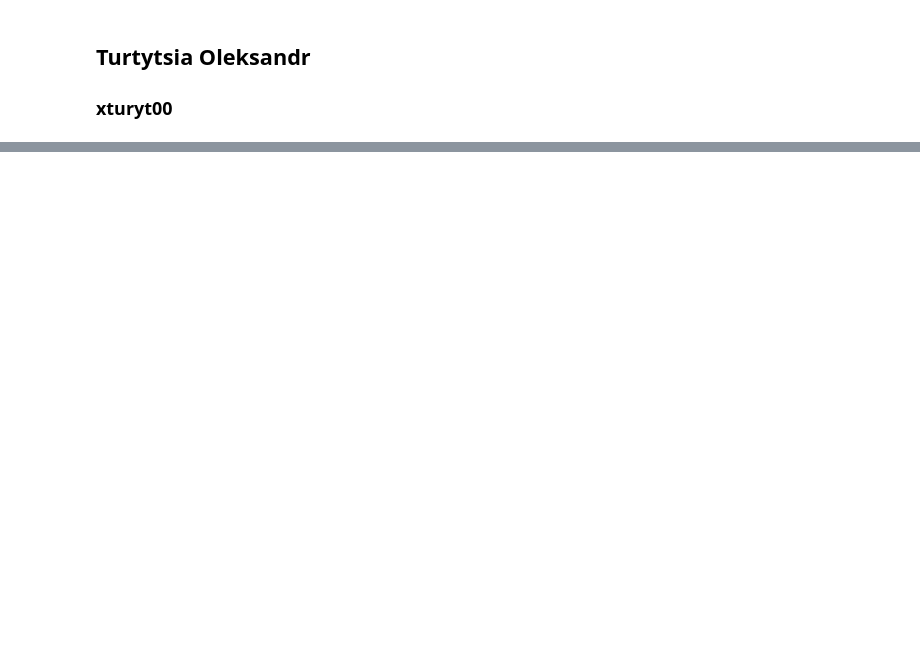
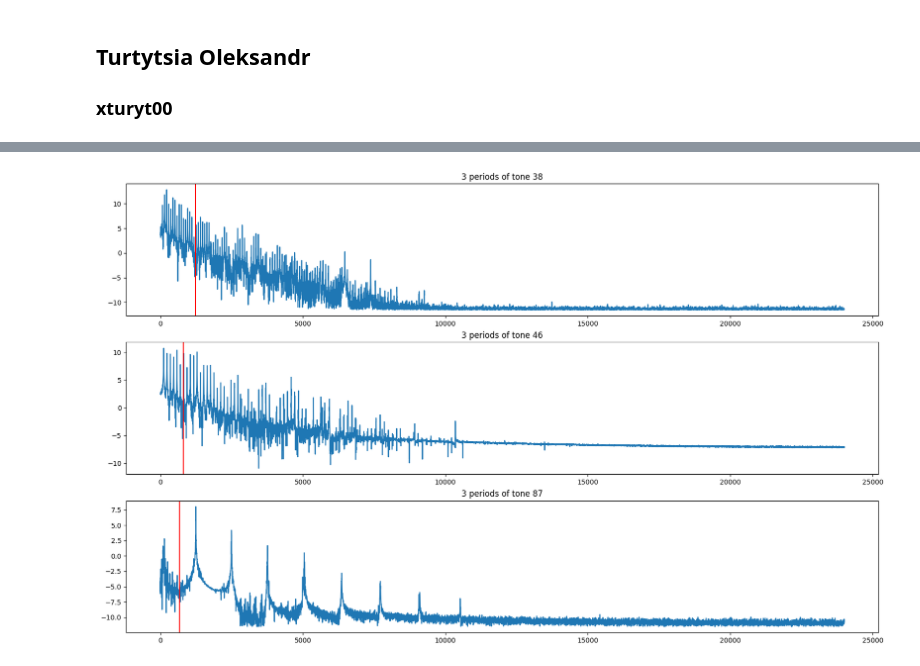
Before and after one commit to turytsia/university-project-iss, a Jupyter notebook: xturyt00.ipynb, the cells around one changed output, grey strips where cells are left out. Drawn from its saved outputs; the diff is of its cells as text; code cells hidden in the pictures; blank space fills up the shorter version.

```diff
--- a/xturyt00.ipynb
+++ b/xturyt00.ipynb
@@ -47,0 +82,29 @@ for i in range(0, 3):
+# %%
+from scipy.signal import find_peaks
+
+fig, ax = plt.subplots(3, figsize=(20, 12))
+
+for i in range(0, 3):
+    samples, origin = tones[i].calc()
+    tone_dft, freq = tones[i].dft()
+
+    corr = np.correlate(tone_dft, tone_dft, mode='full')
+    corr = corr[len(corr)//2:]
+
+    peaks = find_peaks(corr)[0]
+    tone_max = corr.max()
+    tone_max_index = list(corr).index(tone_max)
+    tone_max_2 = 0
+    for peak in peaks:
+        if tone_max_2 < corr[peak]:
+            if tone_max_2 != tone_max:
+                tone_max_2 = corr[peak]
+                tone_max_index_2 = peak
+    zak_frek_28 = 1/(tone_max_index_2-tone_max_index)*Fs
+
+
+    ax[i].set_title(f"3 periods of tone {tones[i].tone}")
+    ax[i].plot(freq, tone_dft)
+    ax[i].axvline(zak_frek_28, -10, 10, color='r')
+# %% [output]
+[figure, added]
```
Also changed, not shown: parts of 4 cells of this notebook, 3 other files.
